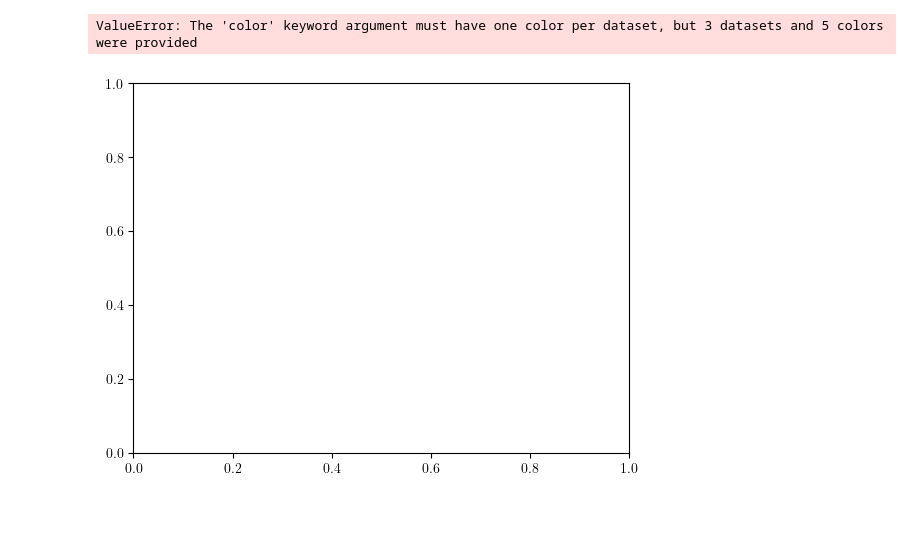
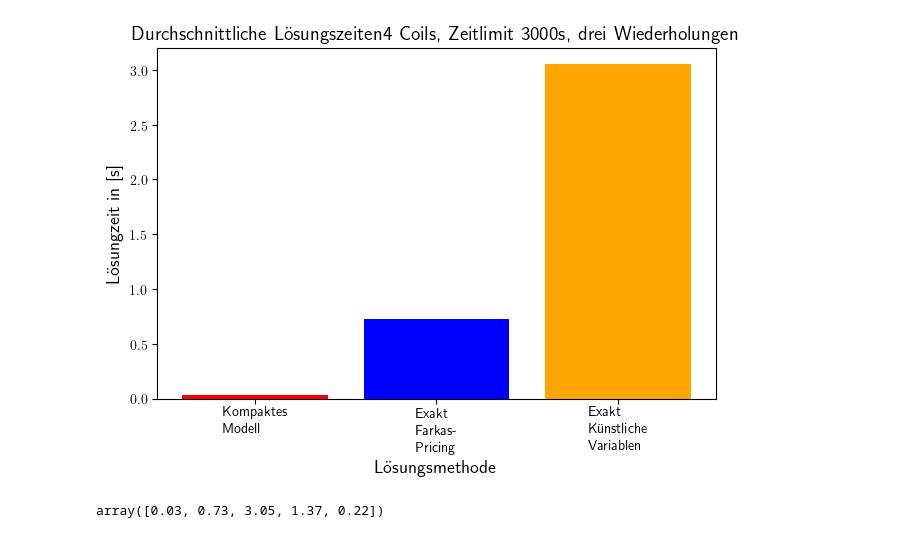
Before and after one commit to glanch/PHALS-CGBP, a Jupyter notebook: testing/results_timelimit_3000s/graphik.ipynb, the cells around one changed output. Cells and saved outputs as stored; diff of their text form; code cells hidden in the pictures.

```diff
--- a/testing/results_timelimit_3000s/graphik.ipynb
+++ b/testing/results_timelimit_3000s/graphik.ipynb
@@ -73,16 +73,29 @@ plt.savefig(title + ".pdf", format='pdf', bbox_inches='tight') # , dpi=800)
-# %%
-np.random.seed(19680801)
-x = np.random.randn(1000, 3)
-bins=10
-i=1
-
-
-title= title_p1 + "der Instanze " + str(int(Instance_size[i]))
-
-colors = ['red', 'blue', 'orange', "cyan", "yellow"]
-plt.hist(x, bins, density=False, histtype='bar', color=colors, label=colors)
-plt.legend(name_of_graph)
-plt.title(title)
-# %% [output]
-ValueError: The 'color' keyword argument must have one color per dataset, but 3 datasets and 5 colors were provided
-[figure, removed]
+# %%
+i=0
+
+
+title= title_p1  + str(int(Instance_size[i])) + title_suffix
+
+colors = ['red', 'blue', 'orange']
+fig= plt.bar(name_of_graph[0:3], instance[i][0:3], color=colors )
+plt.xlabel("Lösungsmethode",fontweight='bold', size=13)
+plt.ylabel("Lösungzeit in [s]",fontweight='bold', size=13)
+plt.title(title, fontweight='bold', size=14)
+
+if i > 1:
+    if i==2:
+        space = 0.1
+    else:
+        space = 1
+    plt.text(4, space, 'Time Limit',rotation=90, fontsize=14.0)
+    plt.text(3, space, 'Time Limit',rotation=90, fontsize=14.0)
+    plt.text(2, space, 'Time Limit',rotation=90, fontsize=14.0)
+    plt.text(1, space, 'Time Limit',rotation=90, fontsize=14.0)
+
+plt.savefig(title + ".pdf", format='pdf', bbox_inches='tight')
+# %% [output]
+[figure, added]
+# %%
+instance[0]#[0:3]
+# %% [output]
+array([0.03, 0.73, 3.05, 1.37, 0.22])
```
Also changed, not shown: parts of 1 cell of this notebook, 6 other files.
